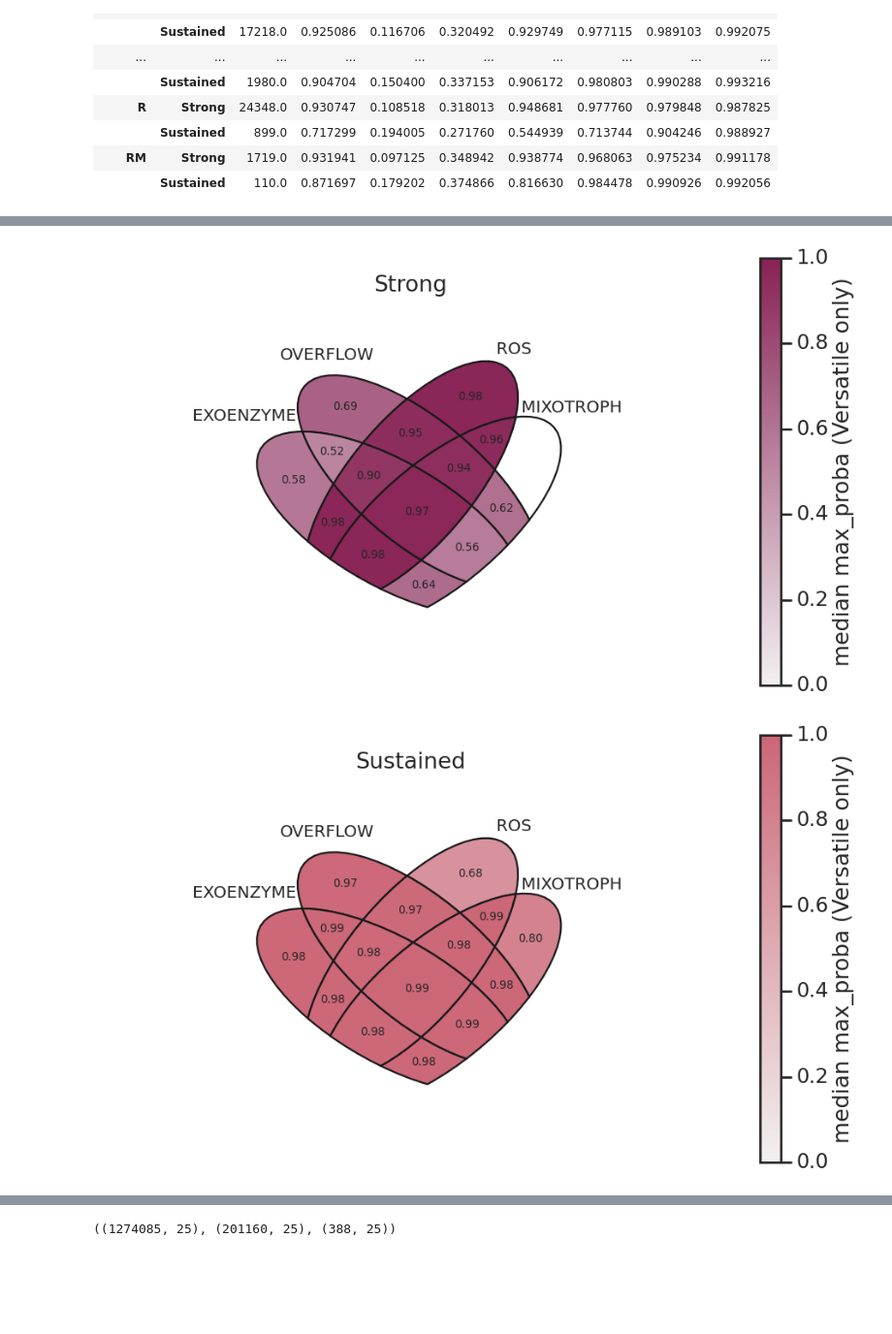
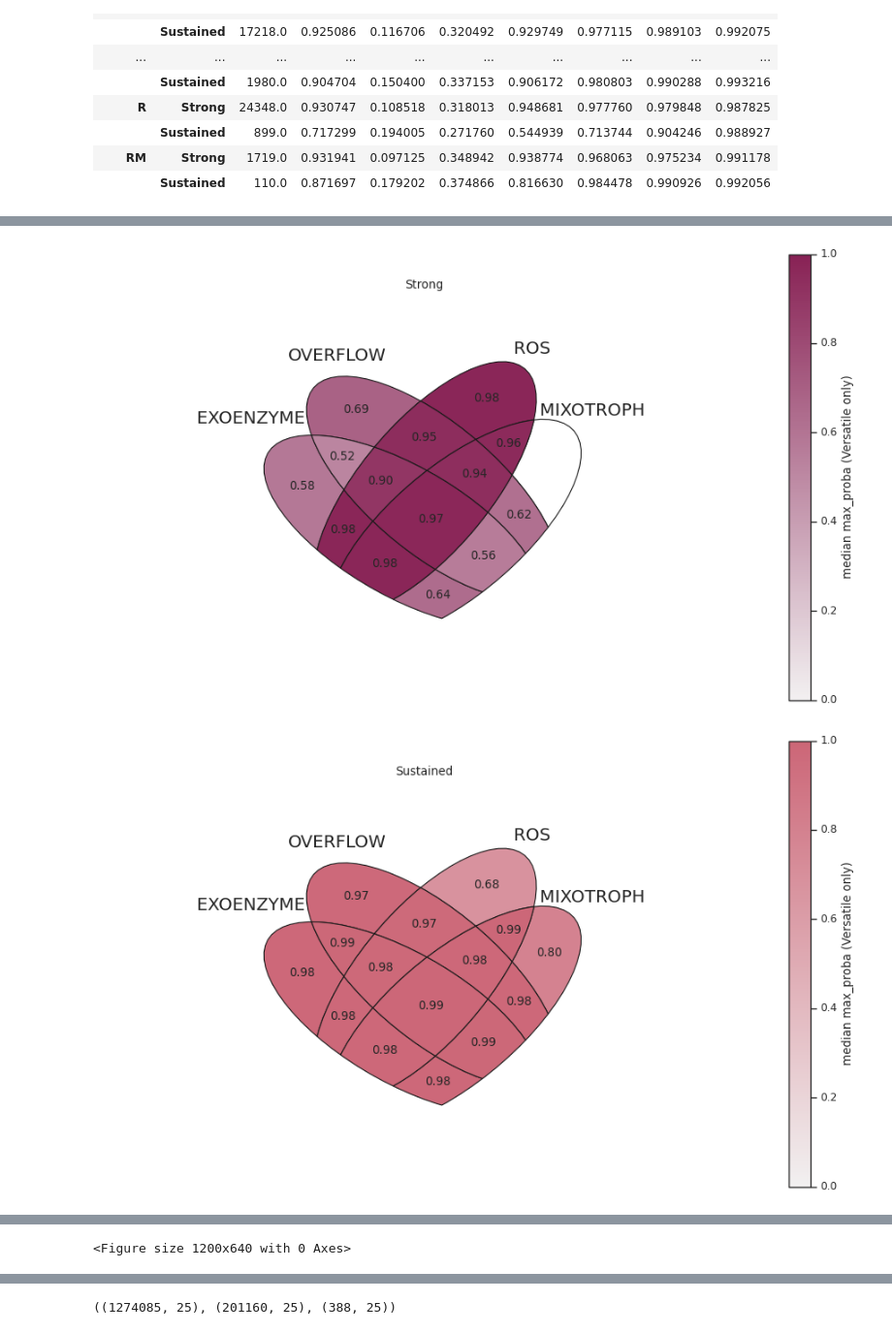
Before and after one commit to wosnat/recycle_model, a Jupyter notebook: STORE_model/notebooks/10cc_fit_per_model.ipynb, the cells around one changed output, grey strips where cells are left out. Shown at 97% size. Drawn from its saved outputs; the diff is of its cells as text; code cells hidden in the pictures; blank space fills up the shorter version.

```diff
--- a/STORE_model/notebooks/10cc_fit_per_model.ipynb
+++ b/STORE_model/notebooks/10cc_fit_per_model.ipynb
@@ -21,7 +21,7 @@ from sklearn import metrics
 import statsmodels.api as sm
 
 sns.set(rc={'figure.figsize':(15,8)})
-sns.set_context('poster')
+#sns.set_context('poster')
 sns.set_style('white')
 #plt.rcParams["figure.dpi"] = 600
 from sklearn.model_selection import train_test_split
@@ -37,3 +36,6 @@ The autoreload extension is already loaded. To reload it, use:
+# %%
+save_dpath = os.path.join('../notebooks/figures/', 'EXFig7')
+os.makedirs(save_dpath,exist_ok=True)
 # %%
 import sys
 sys.path.append('..')
@@ -408,6 +411,6 @@ Index(['run_id', 'y_pred', 'max_prob', 'idx', 'media', 'which', 'model',
       dtype='object')
 # %%
-sns.set_context('poster')
+#sns.set_context('poster')
 # %%
 for i,c  in zip(gorder, gpalette):
     data_dict = pred_df.loc[pred_df.y_pred.isin([i])].groupby(morder)['max_prob'].median()
@@ -447,14 +450,16 @@ for i,c  in zip(gorder, gpalette):
 # %%
 for i,c  in zip(gorder, gpalette):
     data_dict = pred_df.loc[pred_df.Versatile & pred_df.y_pred.isin([i])].groupby(morder)['max_prob'].median()
     multimodel_venn.multimodel_venn(
         morder, cmap=sns.light_palette(c, n_colors=16, as_cmap=True),
         data_dict=data_dict, vmin=0, vmax=1,
         cbar_label=f'median max_proba (Versatile only)',
         annfmt='.2f'
     )
     plt.title(i)
     plt.show()
+    save_fpath = os.path.join(save_dpath, f'exfig7_median_max_proba_{i}.svg')
+    plt.savefig(save_fpath, format='svg', dpi=1200)
 # %% [output]
-[figure, old version]
+[figure, new version]
-[figure, old version]
+[figure, new version]
@@ -465,3 +470,4 @@ for i,c  in zip(gorder, gpalette):
+<Figure size 1200x640 with 0 Axes>
 # %%
 for i,c  in zip(gorder, gpalette):
     data_dict = pred_df.loc[pred_df.Versatile & pred_df.y_pred.isin([i])].groupby(morder)['RMSE'].median()
```
Also changed, not shown: parts of 16 cells of this notebook, 15 other files.
